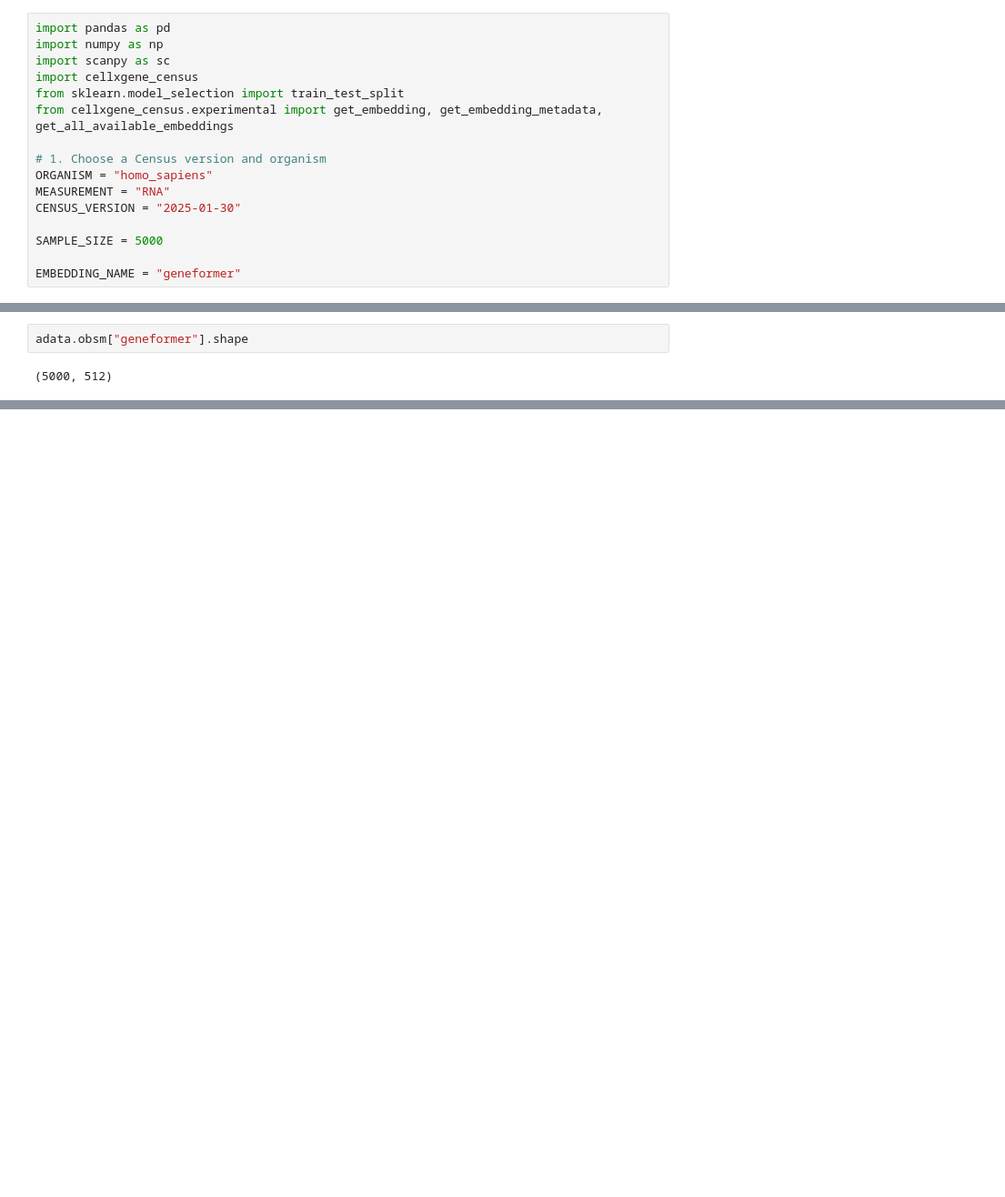
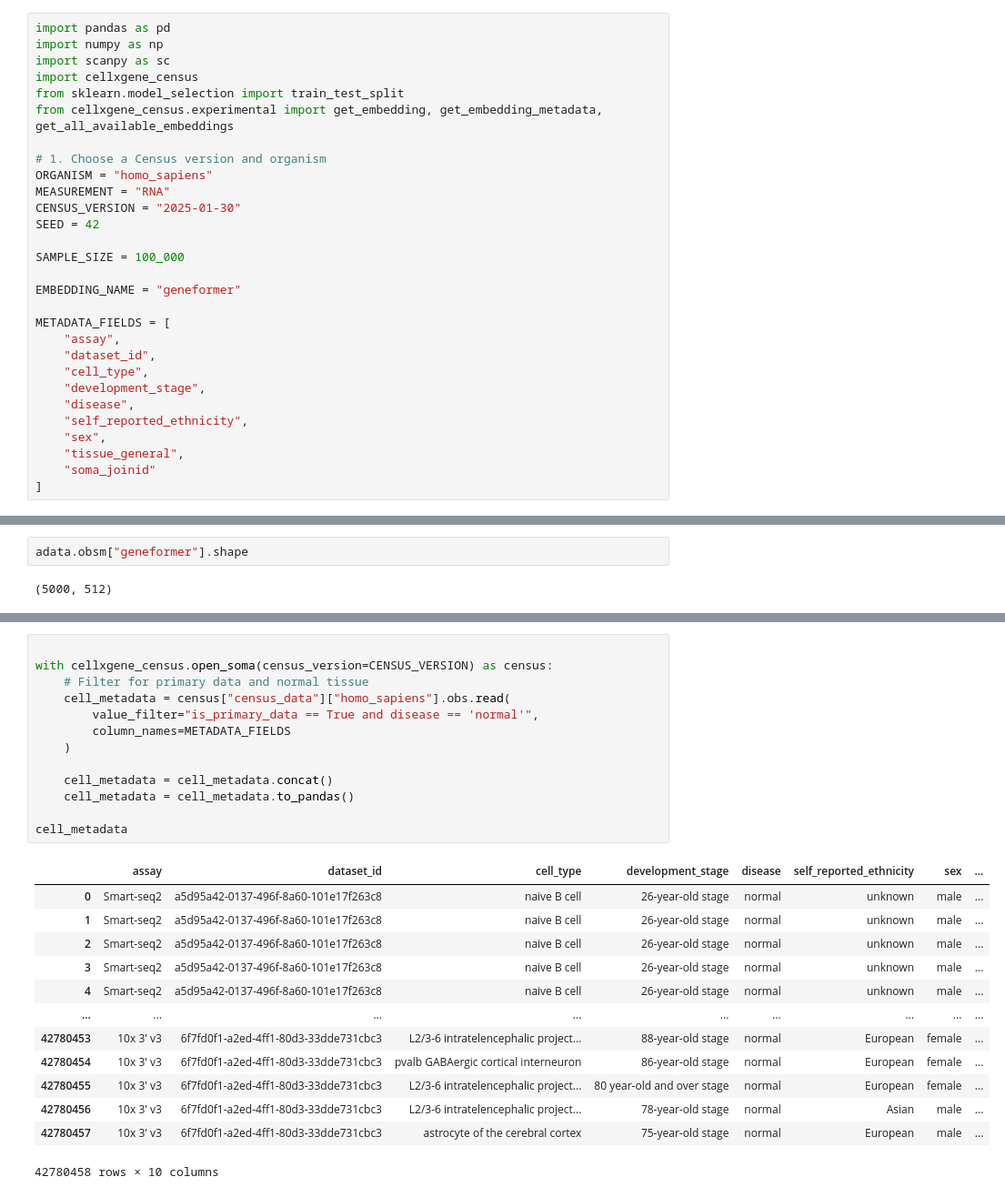
Before and after one commit to ranaabarghout/AstroBio, a Jupyter notebook: notebooks/0.2-ahmed-sample-test.ipynb, the cells around one changed output, grey strips where cells are left out. Shown: that part at 91% size. Saved outputs shown, nothing was run; the diff lists cells and outputs as text; blank space fills up the shorter version.

```diff
--- a/notebooks/0.2-ahmed-sample-test.ipynb
+++ b/notebooks/0.2-ahmed-sample-test.ipynb
@@ -12,10 +12,23 @@ from cellxgene_census.experimental import get_embedding, get_embedding_metadata,
 ORGANISM = "homo_sapiens"
 MEASUREMENT = "RNA"
 CENSUS_VERSION = "2025-01-30"
+SEED = 42
 
-SAMPLE_SIZE = 5000
+SAMPLE_SIZE = 100_000
 
 EMBEDDING_NAME = "geneformer"
+
+METADATA_FIELDS = [
+    "assay",
+    "dataset_id",
+    "cell_type",
+    "development_stage",
+    "disease",
+    "self_reported_ethnicity",
+    "sex",
+    "tissue_general",
+    "soma_joinid"
+]
 # %%
 with cellxgene_census.open_soma(census_version=CENSUS_VERSION) as census:
     adata = cellxgene_census.get_anndata(
@@ -34,0 +50,27 @@ adata.obsm["geneformer"].shape
+# %%
+
+with cellxgene_census.open_soma(census_version=CENSUS_VERSION) as census:
+    # Filter for primary data and normal tissue
+    cell_metadata = census["census_data"]["homo_sapiens"].obs.read(
+        value_filter="is_primary_data == True and disease == 'normal'",
+        column_names=METADATA_FIELDS
+    )
+
+    cell_metadata = cell_metadata.concat()
+    cell_metadata = cell_metadata.to_pandas()
+
+cell_metadata
+# %% [output]
+|  | assay | dataset_id | cell_type | development_stage | disease | self_reported_ethnicity | sex | ... |
+| 0 | Smart-seq2 | a5d95a42-0137-496f-8a60-101e17f263c8 | naive B cell | 26-year-old stage | normal | unknown | male | ... |
+| 1 | Smart-seq2 | a5d95a42-0137-496f-8a60-101e17f263c8 | naive B cell | 26-year-old stage | normal | unknown | male | ... |
+| 2 | Smart-seq2 | a5d95a42-0137-496f-8a60-101e17f263c8 | naive B cell | 26-year-old stage | normal | unknown | male | ... |
+| 3 | Smart-seq2 | a5d95a42-0137-496f-8a60-101e17f263c8 | naive B cell | 26-year-old stage | normal | unknown | male | ... |
+| 4 | Smart-seq2 | a5d95a42-0137-496f-8a60-101e17f263c8 | naive B cell | 26-year-old stage | normal | unknown | male | ... |
+| ... | ... | ... | ... | ... | ... | ... | ... | ... |
+| 42780453 | 10x 3' v3 | 6f7fd0f1-a2ed-4ff1-80d3-33dde731cbc3 | L2/3-6 intratelencephalic project... | 88-year-old stage | normal | European | female | ... |
+| 42780454 | 10x 3' v3 | 6f7fd0f1-a2ed-4ff1-80d3-33dde731cbc3 | pvalb GABAergic cortical interneuron | 86-year-old stage | normal | European | female | ... |
+| 42780455 | 10x 3' v3 | 6f7fd0f1-a2ed-4ff1-80d3-33dde731cbc3 | L2/3-6 intratelencephalic project... | 80 year-old and over stage | normal | European | female | ... |
+| 42780456 | 10x 3' v3 | 6f7fd0f1-a2ed-4ff1-80d3-33dde731cbc3 | L2/3-6 intratelencephalic project... | 78-year-old stage | normal | Asian | male | ... |
+| 42780457 | 10x 3' v3 | 6f7fd0f1-a2ed-4ff1-80d3-33dde731cbc3 | astrocyte of the cerebral cortex | 75-year-old stage | normal | European | male | ... |
+42780458 rows × 10 columns
```
Also changed, not shown: parts of 8 cells of this notebook, 3 other files.
